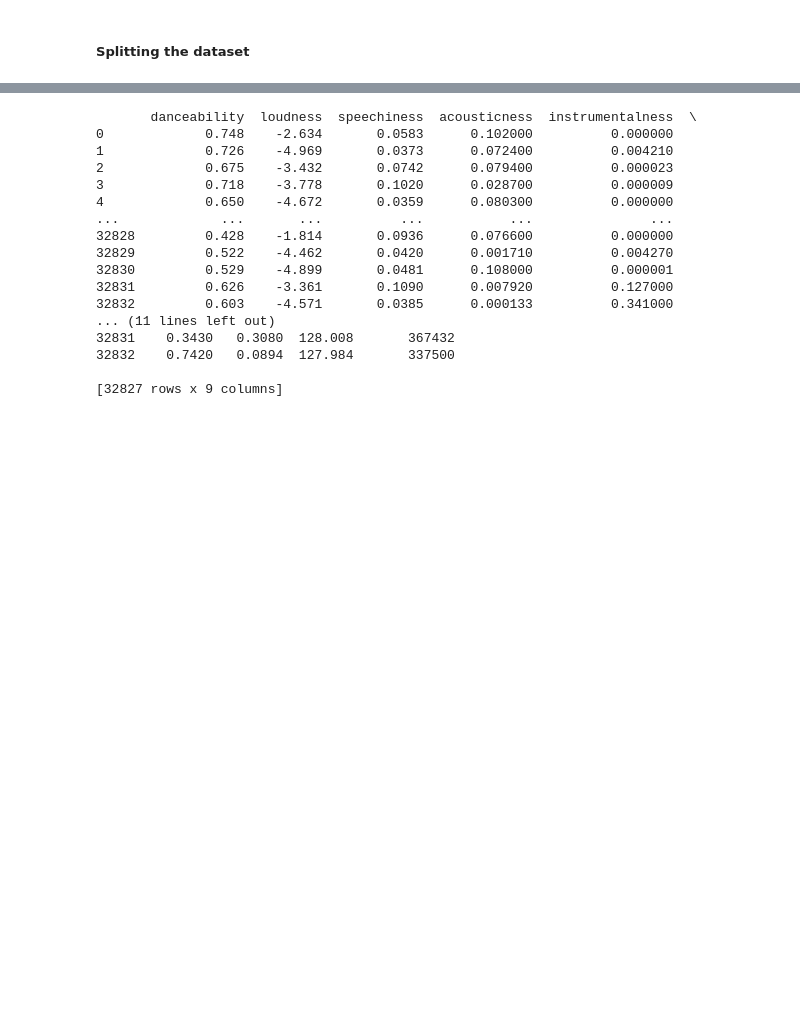
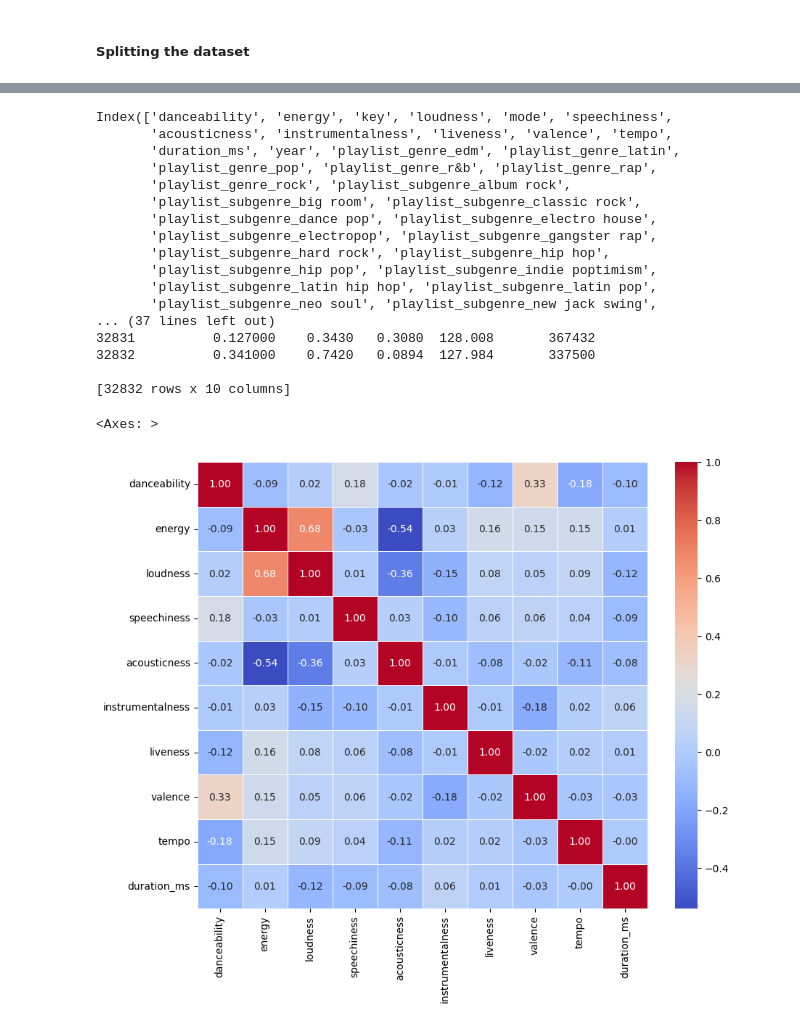
Before and after one commit to ssspetrovic/spotify-prediction, a Jupyter notebook: main.ipynb, the cells around one changed output, grey strips where cells are left out. Saved outputs shown, nothing was run; the diff lists cells and outputs as text; code cells hidden in the pictures; blank space fills up the shorter version.

```diff
--- a/main.ipynb
+++ b/main.ipynb
@@ -121,22 +128,33 @@ x.describe()
 # %%
-numerical_feats = ['danceability', 'loudness', 'speechiness', 'acousticness', 'instrumentalness', 'liveness', 'valence', 'tempo', 'duration_ms']
+print(X.columns)
 
-print(x[numerical_feats])
+numeric_feats = ['danceability', 'energy', 'loudness', 'speechiness', 'acousticness', 'instrumentalness', 'liveness', 'valence', 'tempo', 'duration_ms']
+dummy_feats = [feat for feat in X.columns if feat not in numeric_feats]
+
+print(X[numeric_feats])
 # %% [output]
-       danceability  loudness  speechiness  acousticness  instrumentalness  \
-0             0.748    -2.634       0.0583      0.102000          0.000000
-1             0.726    -4.969       0.0373      0.072400          0.004210
-2             0.675    -3.432       0.0742      0.079400          0.000023
-3             0.718    -3.778       0.1020      0.028700          0.000009
-4             0.650    -4.672       0.0359      0.080300          0.000000
-...             ...       ...          ...           ...               ...
-32828         0.428    -1.814       0.0936      0.076600          0.000000
-32829         0.522    -4.462       0.0420      0.001710          0.004270
-32830         0.529    -4.899       0.0481      0.108000          0.000001
-32831         0.626    -3.361       0.1090      0.007920          0.127000
-32832         0.603    -4.571       0.0385      0.000133          0.341000
-... (11 lines left out)
-32831    0.3430   0.3080  128.008       367432
-32832    0.7420   0.0894  127.984       337500
+Index(['danceability', 'energy', 'key', 'loudness', 'mode', 'speechiness',
+       'acousticness', 'instrumentalness', 'liveness', 'valence', 'tempo',
+       'duration_ms', 'year', 'playlist_genre_edm', 'playlist_genre_latin',
+       'playlist_genre_pop', 'playlist_genre_r&b', 'playlist_genre_rap',
+       'playlist_genre_rock', 'playlist_subgenre_album rock',
+       'playlist_subgenre_big room', 'playlist_subgenre_classic rock',
+       'playlist_subgenre_dance pop', 'playlist_subgenre_electro house',
+       'playlist_subgenre_electropop', 'playlist_subgenre_gangster rap',
+       'playlist_subgenre_hard rock', 'playlist_subgenre_hip hop',
+       'playlist_subgenre_hip pop', 'playlist_subgenre_indie poptimism',
+       'playlist_subgenre_latin hip hop', 'playlist_subgenre_latin pop',
+       'playlist_subgenre_neo soul', 'playlist_subgenre_new jack swing',
+... (37 lines left out)
+32831          0.127000    0.3430   0.3080  128.008       367432
+32832          0.341000    0.7420   0.0894  127.984       337500
 
-[32827 rows x 9 columns]
+[32832 rows x 10 columns]
+# %%
+numeric_values = df[numeric_feats]
+correlation_matrix = numeric_values.corr()
+plt.figure(figsize=(10,8))
+sns.heatmap(correlation_matrix, annot=True, cmap='coolwarm', fmt=".2f", linewidths=0.5)
+# %% [output]
+<Axes: >
+[figure, added]
```
Also changed, not shown: parts of 16 cells of this notebook.
